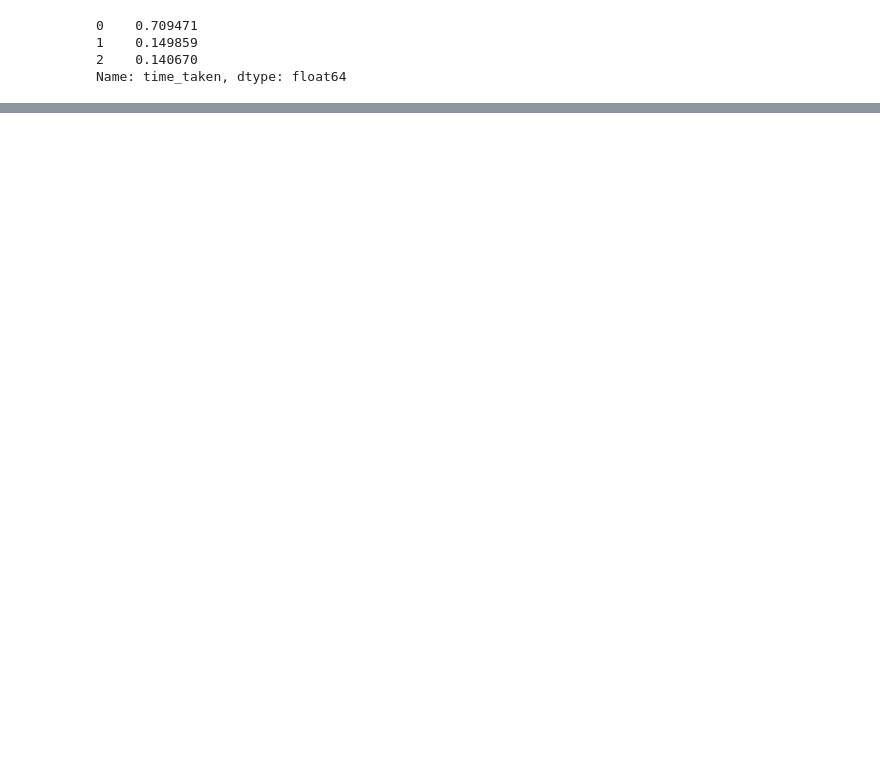
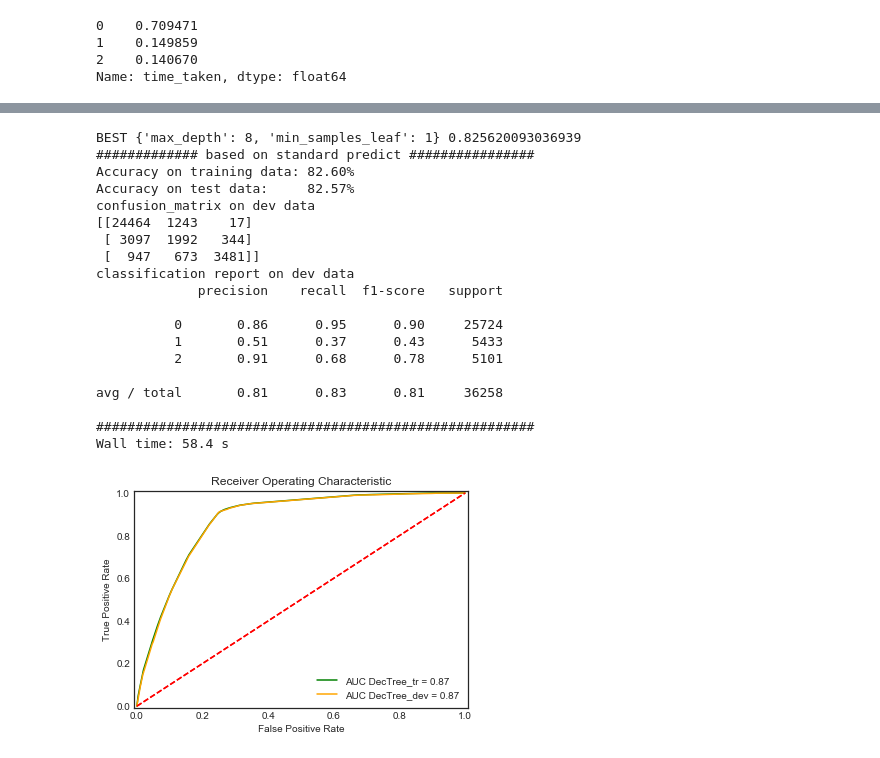
Before and after one commit to aparnack/data_science, a Jupyter notebook: projects/springboard_capstone/code/BuildingPermitSFO.ipynb, the cells around one changed output, grey strips where cells are left out. Saved outputs shown, nothing was run; the diff lists cells and outputs as text; code cells hidden in the pictures; blank space fills up the shorter version.

Commit message:
Added parameters and Cross validation optimize

```diff
--- a/projects/springboard_capstone/code/BuildingPermitSFO.ipynb
+++ b/projects/springboard_capstone/code/BuildingPermitSFO.ipynb
@@ -1058 +1211,26 @@ Wall time: 1.2 s
+# %%
+%%time
+parameters = {"max_depth": [5,6,8,12,14], 'min_samples_leaf': [1,2,4,6]}
+tr,auctr1,auctr2,=do_classify(DecisionTreeClassifier(min_weight_fraction_leaf=0.001), parameters, Xtr,ytr,Xdev,ydev, score_func=None, n_folds=5, n_jobs=2,model_name='DecTree',label=1,prob_dec=1)
+# %% [output]
+BEST {'max_depth': 8, 'min_samples_leaf': 1} 0.825620093036939
+############# based on standard predict ################
+Accuracy on training data: 82.60%
+Accuracy on test data:     82.57%
+confusion_matrix on dev data
+[[24464  1243    17]
+ [ 3097  1992   344]
+ [  947   673  3481]]
+classification report on dev data
+             precision    recall  f1-score   support
+
+          0       0.86      0.95      0.90     25724
+          1       0.51      0.37      0.43      5433
+          2       0.91      0.68      0.78      5101
+
+avg / total       0.81      0.83      0.81     36258
+
+########################################################
+Wall time: 58.4 s
+[figure, added]
 # %%
```
Also changed, not shown: parts of 53 cells of this notebook.
